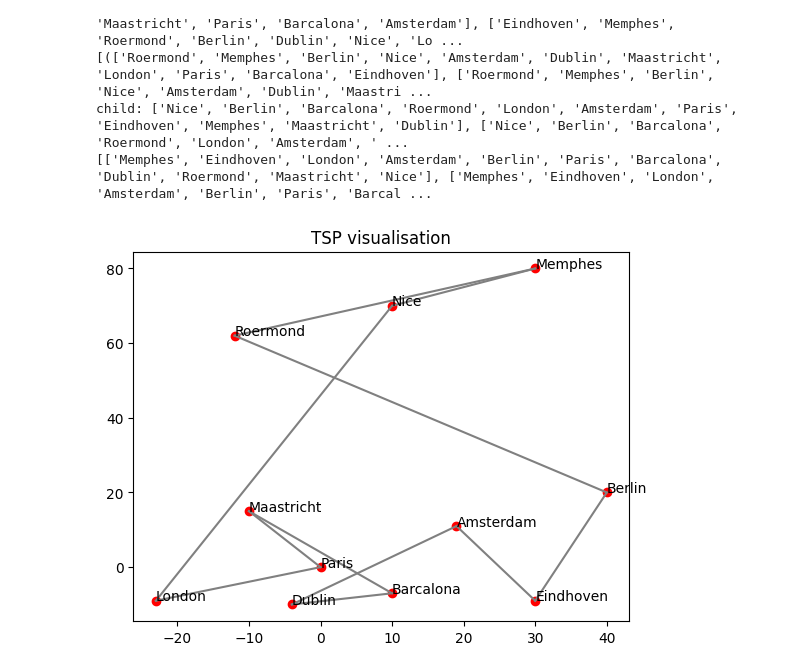
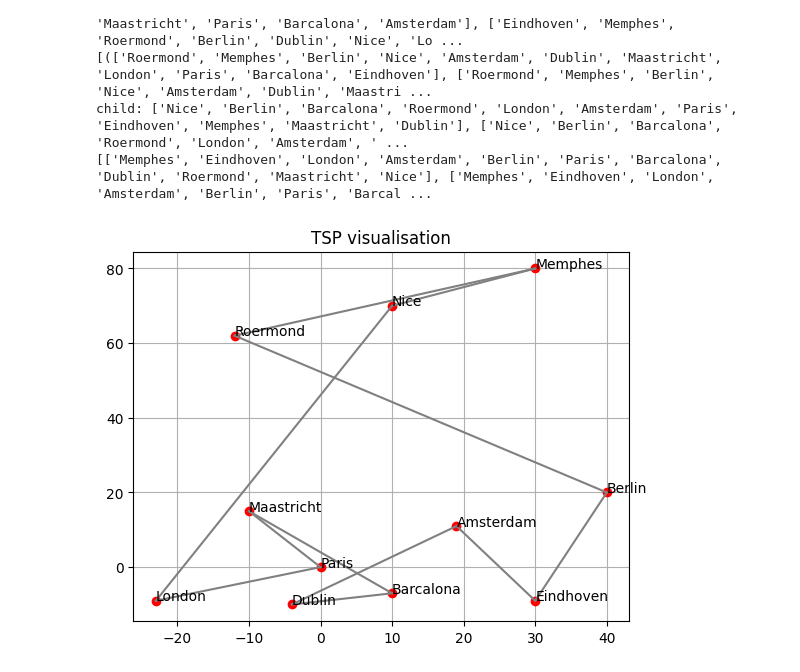
Before and after one commit to SvenHockers/GenAlgo-knapsack-TravelingSalesman, a Jupyter notebook: Travelling_salesman.ipynb, the cells around one changed output. Cells and saved outputs as stored; diff of their text form; code cells hidden in the pictures.

Commit message:
Toggable grid

```diff
--- a/Travelling_salesman.ipynb
+++ b/Travelling_salesman.ipynb
@@ -146,37 +146,41 @@ child: ['Nice', 'Berlin', 'Barcalona', 'Roermond', 'London', 'Amsterdam', 'Paris
 [['Memphes', 'Eindhoven', 'London', 'Amsterdam', 'Berlin', 'Paris', 'Barcalona', 'Dublin', 'Roermond', 'Maastricht', 'Nice'], ['Memphes', 'Eindhoven', 'London', 'Amsterdam', 'Berlin', 'Paris', 'Barcal ...
 # %%
 import matplotlib.pyplot as plt
-def drawMap(city: list, coordinates: list, answer: list):
+def drawMap(city: list, coordinates: list, answer: list, grid=False):
     # Create a dictionary mapping city names to their coordinates
     city_coordinates = dict(zip(city, coordinates))
 
     # Plot cities
     for j in city:
         coord = city_coordinates[j]
         plt.plot(coord[0], coord[1], "ro")
         plt.annotate(j, (coord[0], coord[1]))
 
     # Plot lines between cities based on the order in the answer
     for i in range(len(answer) - 1):
         first_city = answer[i]
         second_city = answer[i + 1]
 
         first_coord = city_coordinates[first_city]
         second_coord = city_coordinates[second_city]
 
         plt.plot([first_coord[0], second_coord[0]], [first_coord[1], second_coord[1]], "gray")
 
     # Plot line connecting the last city to the first city
     first_city = answer[0]
     last_city = answer[-1]
 
     first_coord = city_coordinates[first_city]
     last_coord = city_coordinates[last_city]
 
     plt.plot([first_coord[0], last_coord[0]], [first_coord[1], last_coord[1]], "gray")
     plt.title('TSP visualisation')
+    if grid:
+        plt.grid()
     plt.show()
 
-drawMap(cities, coordinates, population[np.argmax(reward)])
+# Toggle 'grid' true/false if we want to include a grid in the graph
+# drawMap(cities, coordinates, population[np.argmax(reward)])
+drawMap(cities, coordinates, population[np.argmax(reward)], grid=True)
 # %% [output]
-[figure, old version]
+[figure, new version]
```
